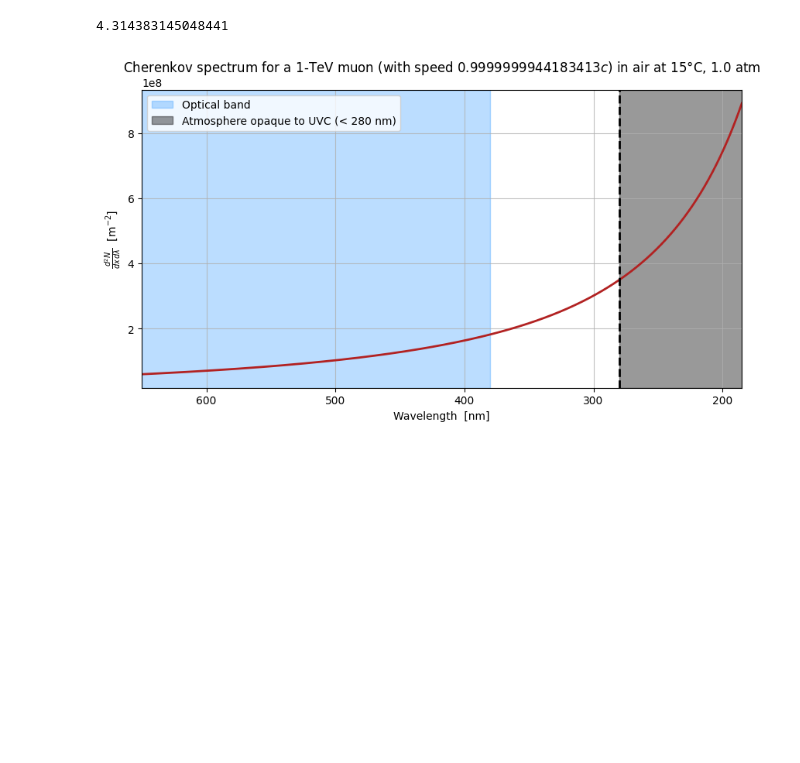
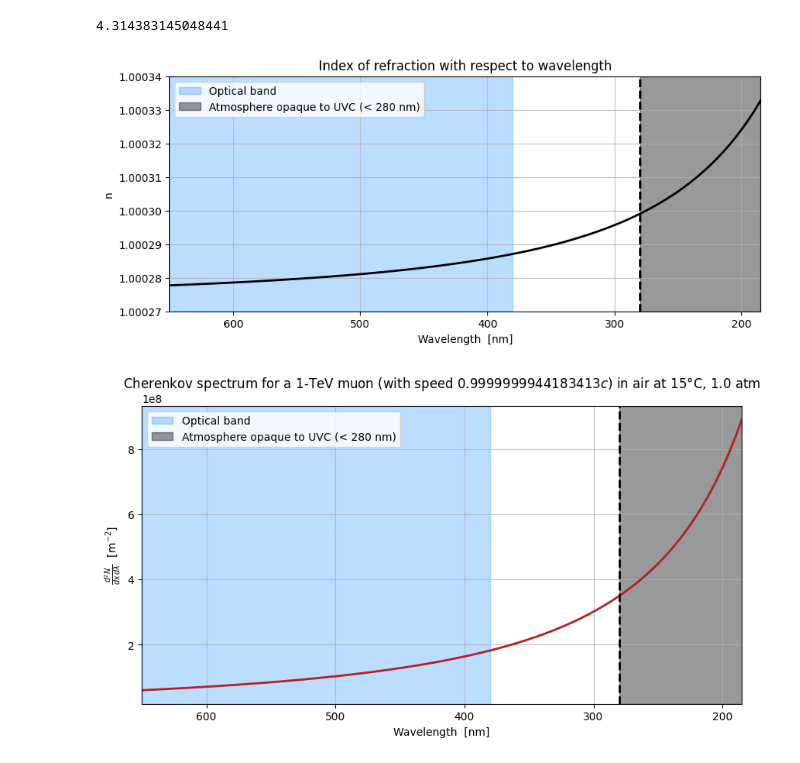
Before and after one commit to leandrorizk/magnetic_monopoles, a Jupyter notebook: cherenkov_spectra/spectra_PMT_range_wavelengths.ipynb, the cells around one changed output. Cells and saved outputs as stored; diff of their text form; code cells hidden in the pictures; blank space fills up the shorter version.

Commit message:
Add plots of n vs lambda

```diff
--- a/cherenkov_spectra/spectra_PMT_range_wavelengths.ipynb
+++ b/cherenkov_spectra/spectra_PMT_range_wavelengths.ipynb
@@ -64,6 +50,34 @@ blue_UV = 380e-9
 UVB_UVC = 280e-9
 # %%
 lams = np.linspace(PMT_min, PMT_max, 10000)
+# %%
+fig, ax = plt.subplots(figsize=(10, 4))
+
+plt.plot(lams, n_air(lams), c='black', lw=2)
+plt.axvspan(blue_UV, PMT_max, color='dodgerblue', alpha=0.3, label='Optical band')
+plt.axvspan(PMT_min, UVB_UVC, color='black', alpha=0.4, label='Atmosphere opaque to UVC (< 280 nm)')
+plt.axvline(x=UVB_UVC, color='black', ls='--', lw=2)
+
+plt.grid(alpha=0.8)
+plt.xlabel('Wavelength  [nm]')
+plt.ylabel(r'n')
+plt.title('Index of refraction with respect to wavelength')
+
+xticks = ax.xaxis.axes.get_xticks()
+xticks_nm = [int(tick * 1e9) for tick in xticks]
+plt.xticks(ticks=xticks, labels=xticks_nm)
+
+yticks = ax.yaxis.axes.get_yticks()
+yticks_str = [f'%.5f' % tick for tick in yticks]
+plt.yticks(ticks=yticks, labels=yticks_str)
+
+# plt.xlim(PMT_min, PMT_max)
+plt.xlim(PMT_max, PMT_min)
+
+plt.legend()
+plt.show()
+# %% [output]
+[figure, added]
 # %%
 beta = get_beta(E=1 * u.TeV.to(u.J), m=1.8835e-28)  # 1-TeV muon
 # %%
```
Also changed, not shown: parts of 1 cell of this notebook, 2 other files.
